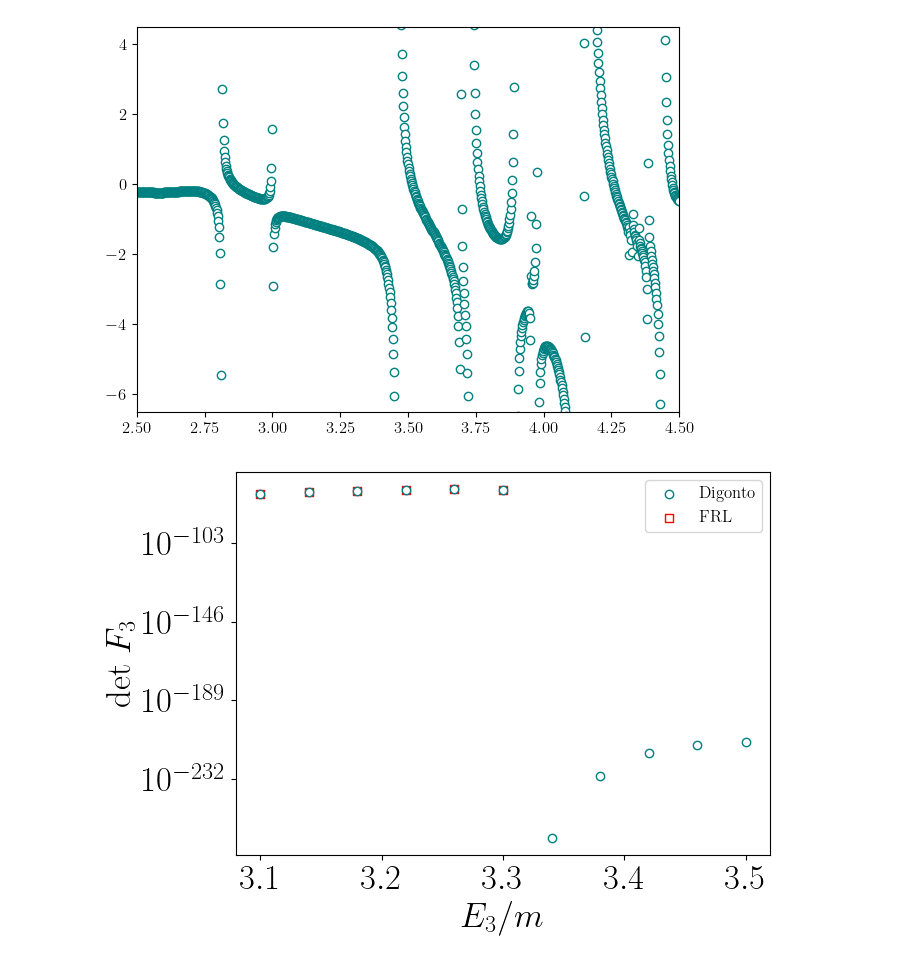
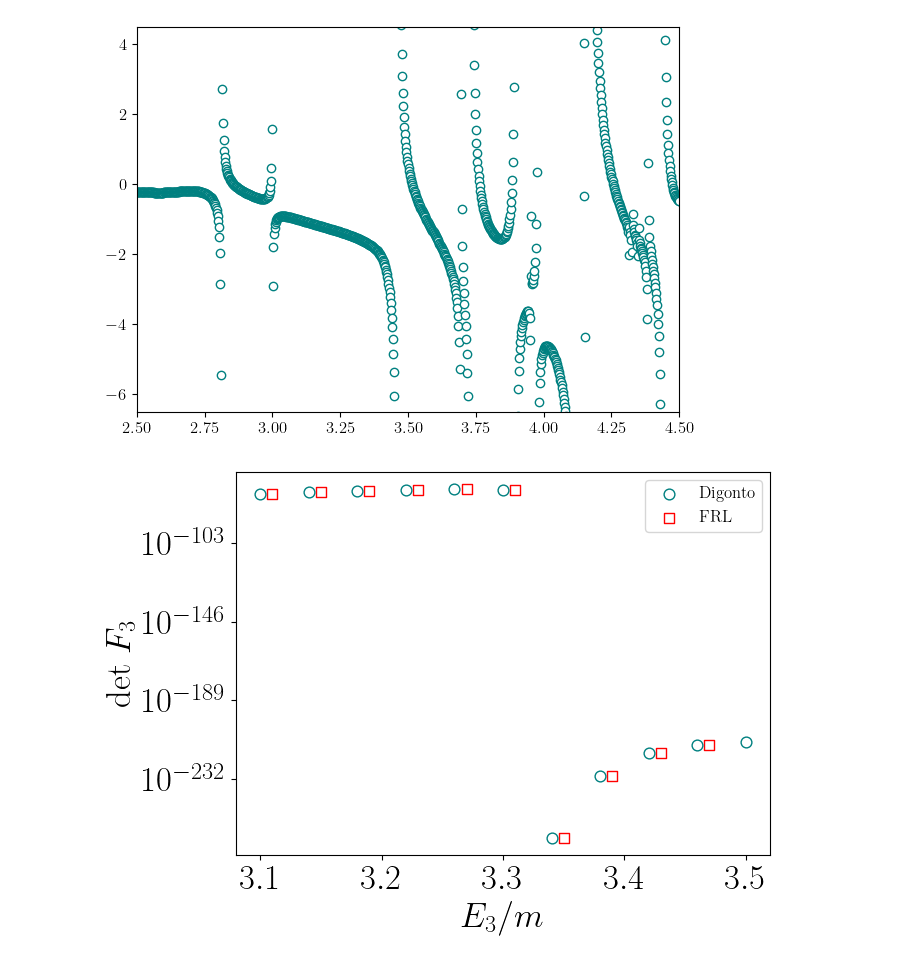
Before and after one commit to digonto10602/3body_quantization, a Jupyter notebook: plots.ipynb, the cells around one changed output. Saved outputs shown, nothing was run; the diff lists cells and outputs as text; code cells hidden in the pictures.

```diff
--- a/plots.ipynb
+++ b/plots.ipynb
@@ -82,31 +82,31 @@ plt.close()
 # %%
 plt.rcParams.update({'font.size': 12})
 plt.rc('font',**{'family':'serif','serif':['Computer Modern Roman']})
 plt.rc('text', usetex=True)
 filename = "det_F3_test_L6.dat"
 raulF3file = "detF3_test_FRL"
 
 (En, detF3) = np.genfromtxt(filename, unpack=True)
 (En1, detF31) = np.genfromtxt(raulF3file,unpack=True)
 
 fig,ax = plt.subplots(figsize=(7,5))
 
 ax.set_xlabel("$E_3/m$", fontsize=25)
 ax.set_ylabel("det $F_{3}$",fontsize=25)
 #ax.set_xlim(2.5,4.5)
 #ax.set_ylim(-2.5,2.5)
 ax.tick_params(axis='both', which='major', labelsize=25)
 ax.tick_params(axis='both', which='minor', labelsize=25)
 ax.set_yscale('log')
 L = 6
 
-ax.scatter(En, detF3, marker='o', markersize='20', edgecolor="teal", facecolor='white',zorder=5, label="Digonto")
-ax.scatter(En1, detF31, marker='s', markersize='20',edgecolor="red", facecolor='white',zorder=3, label="FRL")
+ax.scatter(En, abs(detF3), marker='o', s=60, edgecolor="teal", facecolor='white',zorder=5, label="Digonto")
+ax.scatter(En1+0.01, abs(detF31), marker='s', s=60,edgecolor="red", facecolor='white',zorder=3, label="FRL")
 ax.legend()
 fig.tight_layout()
 plt.draw()
 outputfile_str = "det_F3_2+1_test.pdf"
 #plt.savefig(outputfile_str)
 #plt.close()
 # %% [output]
-[figure, old version]
+[figure, new version]
```
Also changed, not shown: parts of 1 cell of this notebook, 18 other files.
